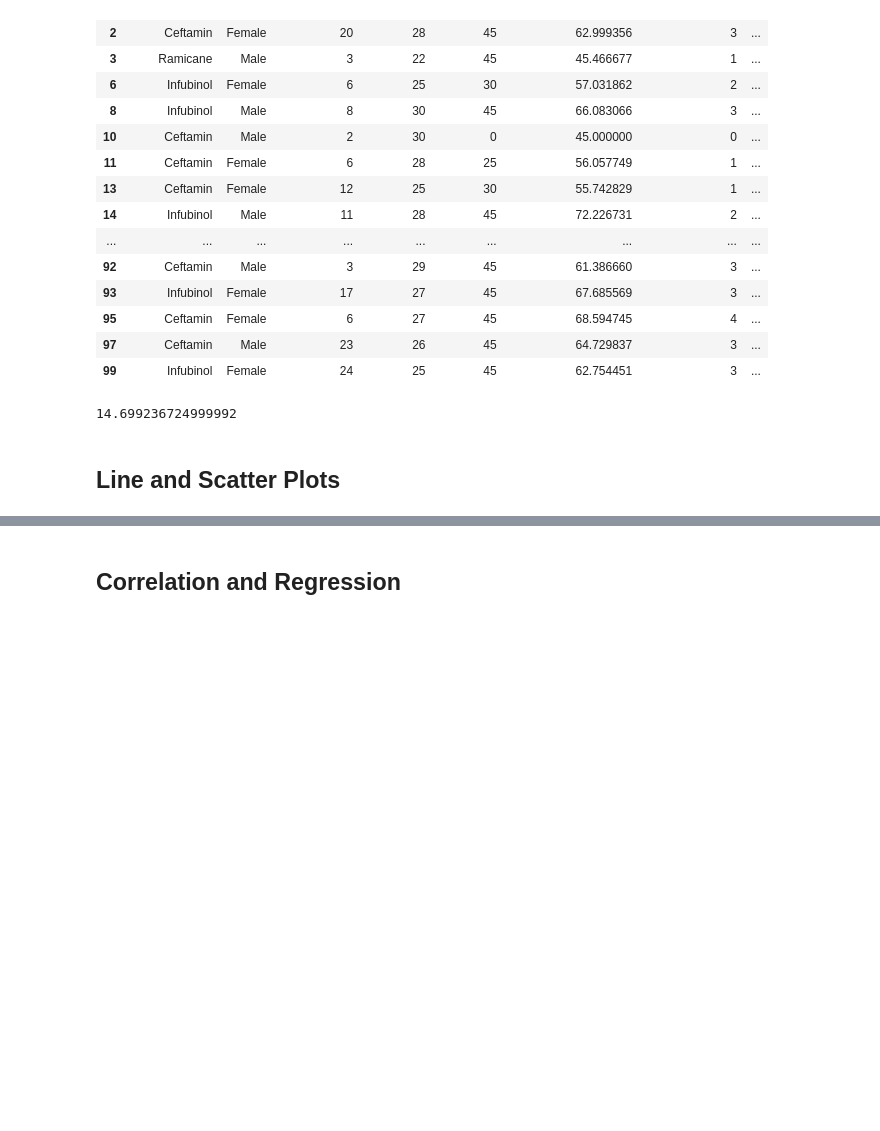
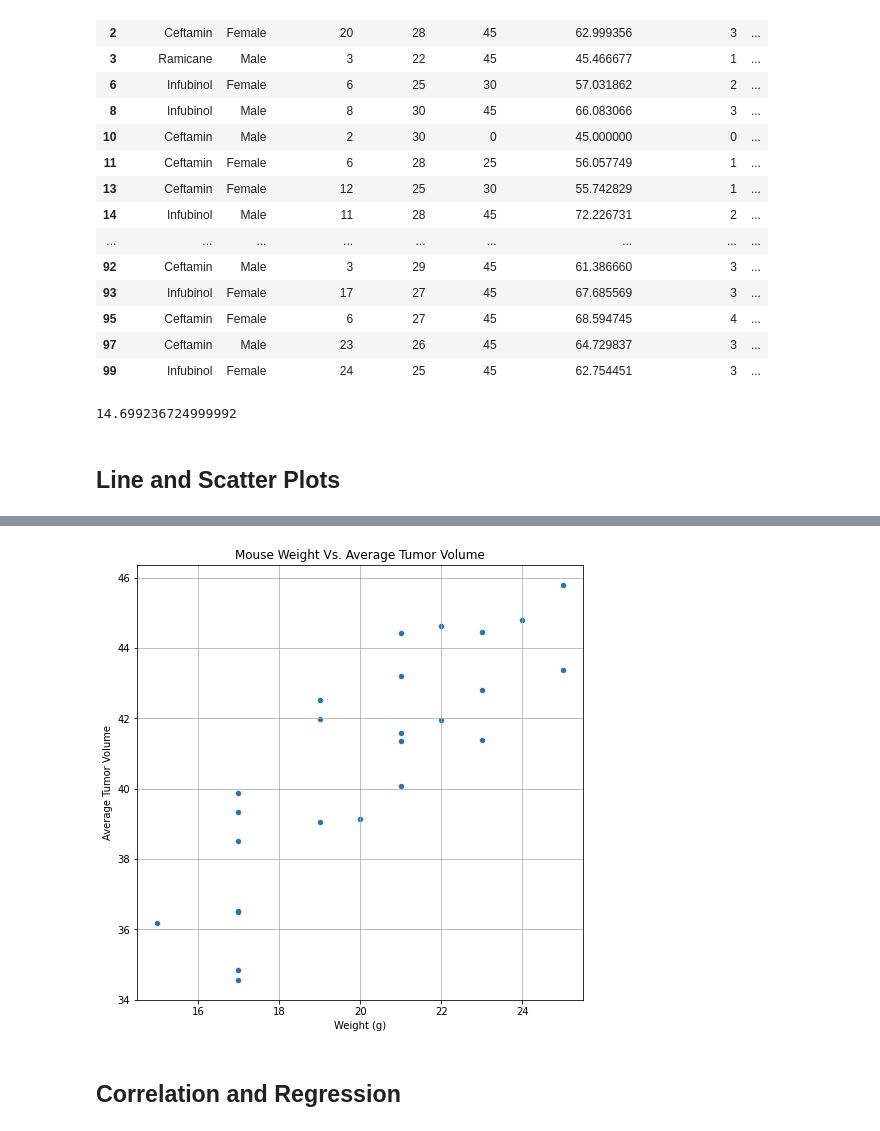
Before and after one commit to jdmerryman88/matplotlib-challenge, a Jupyter notebook: Pymaceuticals/pymaceuticals_solution.ipynb, the cells around one changed output, grey strips where cells are left out. Drawn from its saved outputs; the diff is of its cells as text; code cells hidden in the pictures; blank space fills up the shorter version.

```diff
--- a/Pymaceuticals/pymaceuticals_solution.ipynb
+++ b/Pymaceuticals/pymaceuticals_solution.ipynb
@@ -296,3 +298,17 @@ capo_df
+# %%
+# Generate a scatter plot of average tumor volume vs. mouse weight for the Capomulin regimen
+average_tumor = capo_df.groupby('Mouse ID')['Tumor Volume (mm3)'].mean()
+average_tumor = pd.DataFrame(average_tumor)
+
+weight = capo_df.groupby('Mouse ID')['Weight (g)'].mean()
+weight = pd.DataFrame(weight)
+weight = weight.merge(average_tumor, on='Mouse ID')
+weight = weight.rename(columns = {'Tumor Volume (mm3)' :'Average Tumor Volume'})
+weight.plot(kind="scatter", x="Weight (g)", y="Average Tumor Volume", grid=True, figsize=(8,8),
+              title="Mouse Weight Vs. Average Tumor Volume")
+plt.show()
+# %% [output]
+[figure, added]
 # %% [markdown]
 ## Correlation and Regression
 # %%
```
Also changed, not shown: parts of 2 cells of this notebook.
